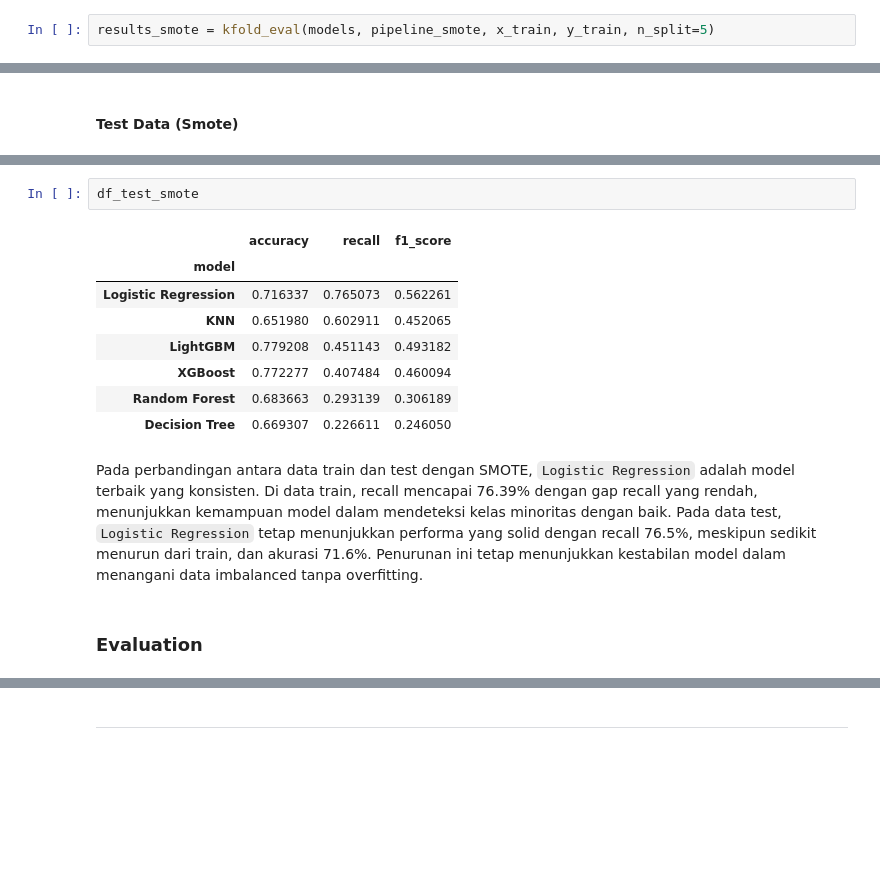
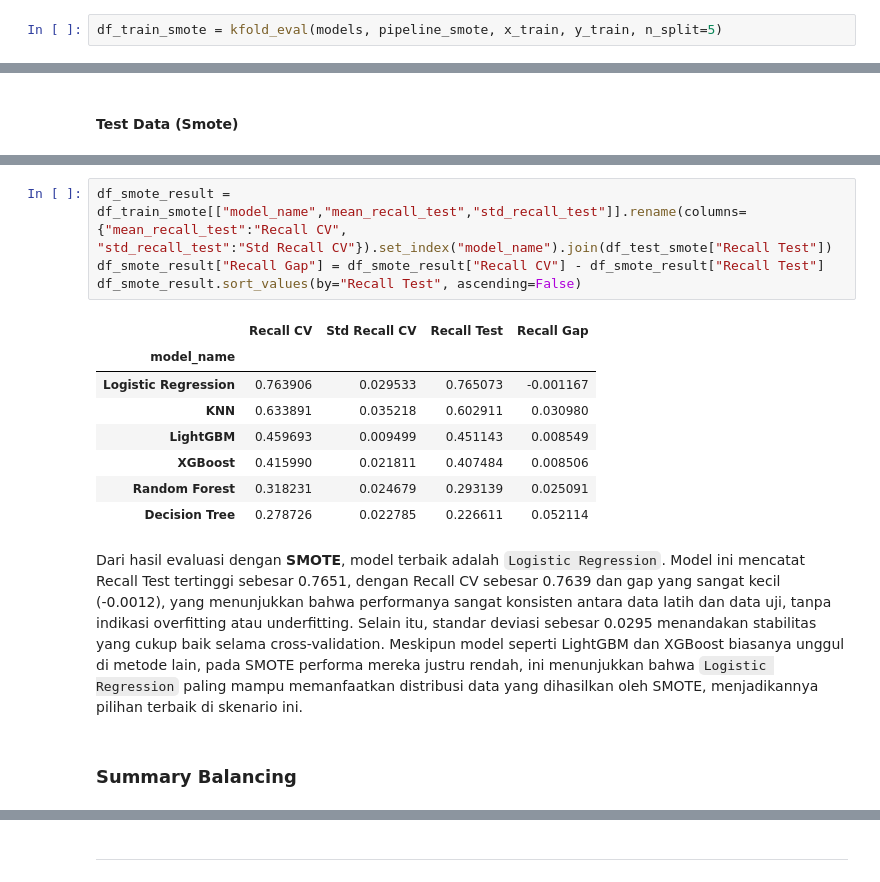
Before and after one commit to Meowstronot/hotel__booking_predict, a Jupyter notebook: notebooks/hotel_booking_cancelation.ipynb, the cells around one changed output, grey strips where cells are left out. Cells and saved outputs as stored; diff of their text form; blank space fills up the shorter version.

Commit message:
benchmarking & balancing

```diff
--- a/notebooks/hotel_booking_cancelation.ipynb
+++ b/notebooks/hotel_booking_cancelation.ipynb
@@ -966,4 +1024,4 @@ is_canceled
 1    6153
 Name: count, dtype: int64
 # %%
-results_smote = kfold_eval(models, pipeline_smote, x_train, y_train, n_split=5)
+df_train_smote = kfold_eval(models, pipeline_smote, x_train, y_train, n_split=5)
@@ -1012,15 +1116,18 @@ weighted avg       0.77      0.78      0.77      2020
-# %%
-df_test_smote
-# %% [output]
-|  | accuracy | recall | f1_score |
-| model |  |  |  |
-| Logistic Regression | 0.716337 | 0.765073 | 0.562261 |
-| KNN | 0.651980 | 0.602911 | 0.452065 |
-| LightGBM | 0.779208 | 0.451143 | 0.493182 |
-| XGBoost | 0.772277 | 0.407484 | 0.460094 |
-| Random Forest | 0.683663 | 0.293139 | 0.306189 |
-| Decision Tree | 0.669307 | 0.226611 | 0.246050 |
+# %%
+df_smote_result = df_train_smote[["model_name","mean_recall_test","std_recall_test"]].rename(columns={"mean_recall_test":"Recall CV",
+"std_recall_test":"Std Recall CV"}).set_index("model_name").join(df_test_smote["Recall Test"])
+df_smote_result["Recall Gap"] = df_smote_result["Recall CV"] - df_smote_result["Recall Test"]
+df_smote_result.sort_values(by="Recall Test", ascending=False)
+# %% [output]
+|  | Recall CV | Std Recall CV | Recall Test | Recall Gap |
+| model_name |  |  |  |  |
+| Logistic Regression | 0.763906 | 0.029533 | 0.765073 | -0.001167 |
+| KNN | 0.633891 | 0.035218 | 0.602911 | 0.030980 |
+| LightGBM | 0.459693 | 0.009499 | 0.451143 | 0.008549 |
+| XGBoost | 0.415990 | 0.021811 | 0.407484 | 0.008506 |
+| Random Forest | 0.318231 | 0.024679 | 0.293139 | 0.025091 |
+| Decision Tree | 0.278726 | 0.022785 | 0.226611 | 0.052114 |
 # %% [markdown]
-Pada perbandingan antara data train dan test dengan SMOTE, `Logistic Regression` adalah model terbaik yang konsisten. Di data train, recall mencapai 76.39% dengan gap recall yang rendah, menunjukkan kemampuan model dalam mendeteksi kelas minoritas dengan baik. Pada data test, `Logistic Regression` tetap menunjukkan performa yang solid dengan recall 76.5%, meskipun sedikit menurun dari train, dan akurasi 71.6%. Penurunan ini tetap menunjukkan kestabilan model dalam menangani data imbalanced tanpa overfitting.
+Dari hasil evaluasi dengan **SMOTE**, model terbaik adalah `Logistic Regression`. Model ini mencatat Recall Test tertinggi sebesar 0.7651, dengan Recall CV sebesar 0.7639 dan gap yang sangat kecil (-0.0012), yang menunjukkan bahwa performanya sangat konsisten antara data latih dan data uji, tanpa indikasi overfitting atau underfitting. Selain itu, standar deviasi sebesar 0.0295 menandakan stabilitas yang cukup baik selama cross-validation. Meskipun model seperti LightGBM dan XGBoost biasanya unggul di metode lain, pada SMOTE performa mereka justru rendah, ini menunjukkan bahwa `Logistic Regression` paling mampu memanfaatkan distribusi data yang dihasilkan oleh SMOTE, menjadikannya pilihan terbaik di skenario ini.
 # %% [markdown]
-### Evaluation
+### Summary Balancing
```
Also changed, not shown: parts of 42 cells of this notebook.
